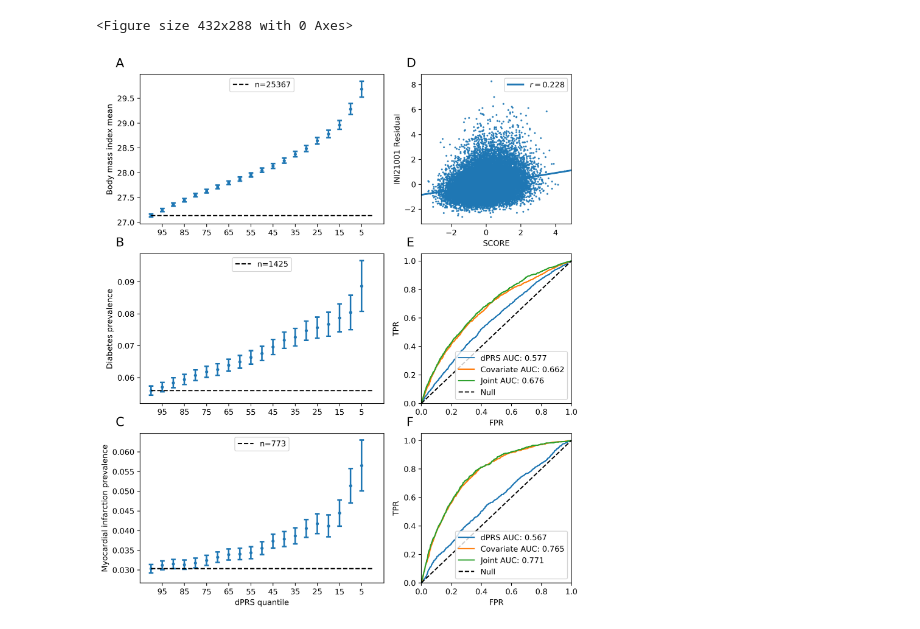
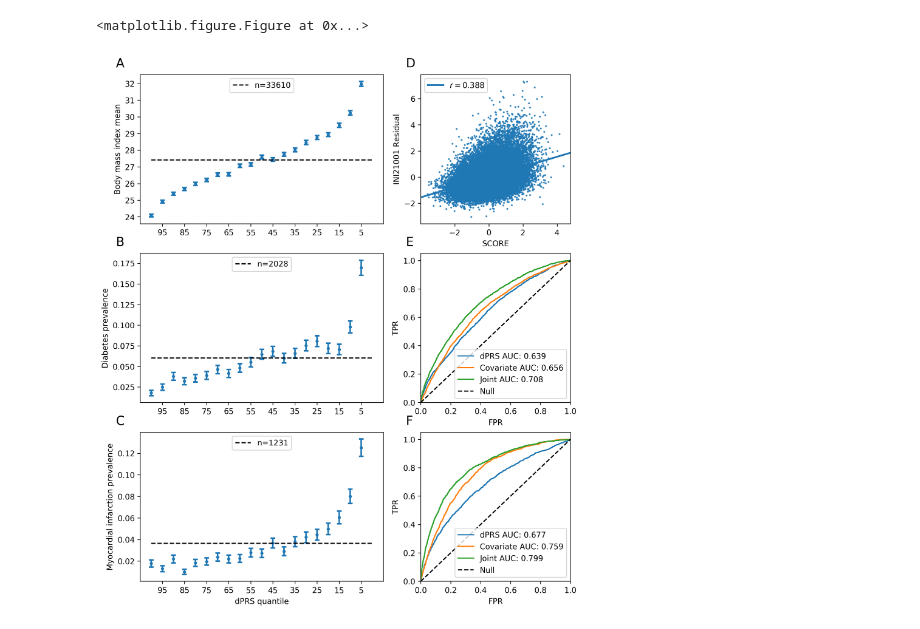
Before and after one commit to rivas-lab/degas-risk, a Jupyter notebook: figures/Figure2-Model-Performance.ipynb, the cells around one changed output. Drawn from its saved outputs; the diff is of its cells as text; code cells hidden in the pictures.

```diff
--- a/figures/Figure2-Model-Performance.ipynb
+++ b/figures/Figure2-Model-Performance.ipynb
@@ -11,6 +10,3 @@ import matplotlib
-# %%
-# Then, "ALWAYS use sans-serif fonts"
-matplotlib.rcParams['font.family'] = "sans-serif"
 # %%
 dataset='all_beta_center_p001_20190621_500PCs'
 
@@ -30,11 +26,9 @@ phenos=pd.read_table('/oak/stanford/groups/mrivas/ukbb24983/phenotypedata/master
                      na_values=-9)
 npc=100 #z['D'].shape[0]
 
-# analysis populations
-wbr=set(pd.read_table('/oak/stanford/groups/mrivas/ukbb24983/sqc/population_stratification_w24983_20190411/'+
-                      'ukb24983_white_british.phe').iloc[:,0].tolist())
-nbw=set(pd.read_table('/oak/stanford/groups/mrivas/ukbb24983/sqc/population_stratification_w24983_20190411/'+
-                      'ukb24983_non_british_white.phe').iloc[:,0].tolist())
+# analysis population
+val=set(pd.read_table('/oak/stanford/groups/mrivas/projects/degas-risk/population-split/'+
+                      'ukb24983_white_british_valid.phe').iloc[:,0].tolist())
 
 # phenotype names
 with open('/oak/stanford/groups/mrivas/users/magu/repos/rivas-lab/ukbb-tools/05_gbe/icdinfo.txt','r') as f:
@@ -57,7 +51,7 @@ for i,phe_code in enumerate(phe_codes):
         plots[(width*i)+ix]=plt.subplot(grid[i*4:(i+1)*4, (6*ix):(6-(7*ix))])
     # scores and phenotypes
     phe_name=code_to_name[phe_code]
-    df=phenos.loc[nbw,[phe_code]+covariate].dropna()
+    df=phenos.loc[val,[phe_code]+covariate].dropna()
     n=df.shape[0]
     weights=z['V'][np.where(z['label_phe_code'] == phe_code),:].flatten()[:npc]
     df['SCORE']=zscore(scores.loc[df.index.tolist(),
@@ -89,35 +83,35 @@ for i,phe_code in enumerate(phe_codes):
         is_bin=False
         # plot correlation with dPRS and residual phenotype
         resid=OLS(df[phe_code],df[covariates]).fit(disp=0).resid_pearson
         sns.regplot(x=df['SCORE'],y=resid,ax=plots[(2*i)+1],scatter_kws={'s':2})
         plots[(2*i)+1].set_ylabel(phe_code+' Residual')
         plots[(2*i)+1].legend(['$r=$'+'{:.3f}'.format(pearsonr(resid,df['SCORE'])[0])])
     # now do quantile plot with modified (only if binary) phenotype
     nq=20
-    plots[2*i].scatter(np.arange(nq), [df.iloc[round(q*n/nq):,:][phe_code].mean() for q in range(nq)], s=9)
+    plots[2*i].scatter(np.arange(nq), [df.iloc[q*n/nq:(q+1)*n/nq,:][phe_code].mean() for q in range(nq)], s=9)
     plots[2*i].errorbar(x=np.arange(nq),
-                        y=[df.iloc[round(q*n/nq):,:][phe_code].mean() for q in range(nq)],
-                        yerr=[df.iloc[round(q*n/nq):,:][phe_code].std()/(((nq-q)*n/nq)**0.5) for q in range(nq)],
+                        y=[df.iloc[q*n/nq:(q+1)*n/nq,:][phe_code].mean() for q in range(nq)],
+                        yerr=[df.iloc[q*n/nq:(q+1)*n/nq,:][phe_code].std()/((n/nq)**0.5) for q in range(nq)],
                         ls='none', capsize=3, elinewidth=2, markeredgewidth=2)
     # labels
     plots[2*i].set_ylabel(phe_name+' {}'.format('prevalence' if is_bin else 'mean'))
     plots[2*i].set_xticks(np.arange(1,nq+1,2))
     plots[2*i].set_xticklabels([int(100*q/nq) for q in reversed(range(1,nq+1,2))])
     plots[2*i].plot([0,nq],[df[phe_code].mean(),df[phe_code].mean()],'k--')
     plots[2*i].legend(['n={}'.format(int(df[phe_code].sum()) if is_bin else df.shape[0])], loc=9)
     plots[2*i].text(-0.1, 1.05, chr((i%len(phe_codes))+65),
                     fontsize=16, transform=plots[2*i].transAxes)
     plots[(2*i)+1].text(-0.1, 1.05, chr((i%len(phe_codes))+65+len(phe_codes)),
                         fontsize=16, transform=plots[(2*i)+1].transAxes)
 
     # add x-axis labels at the very end
     if i==len(phe_codes)-1:
         plots[(2*i)].set_xlabel('dPRS quantile')
     else:
         plots[(2*i)].set_xlabel('')
 
 plt.show()
 fig.savefig("fig2.pdf", bbox_inches='tight')
 # %% [output]
-<Figure size 432x288 with 0 Axes>
+<matplotlib.figure.Figure at 0x...>
-[figure, old version]
+[figure, new version]
```
Also changed, not shown: parts of 1 cell of this notebook, 5 other files.
